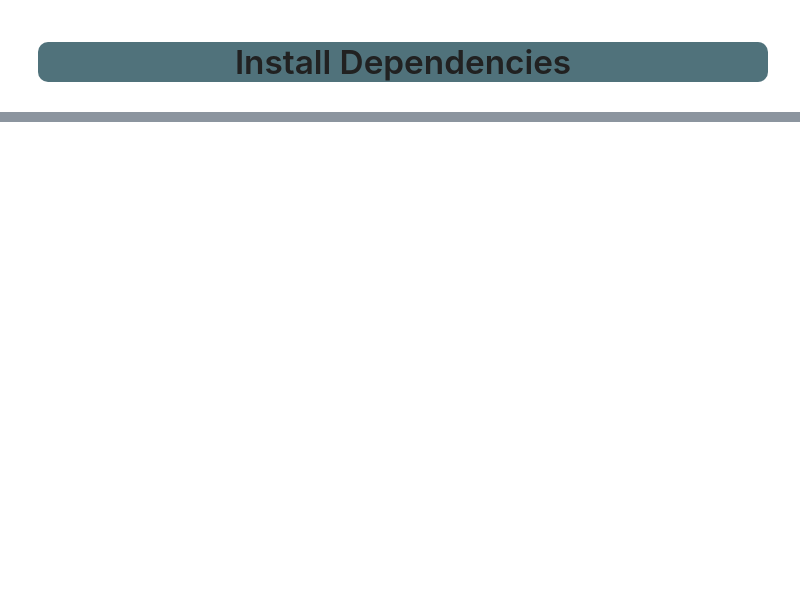
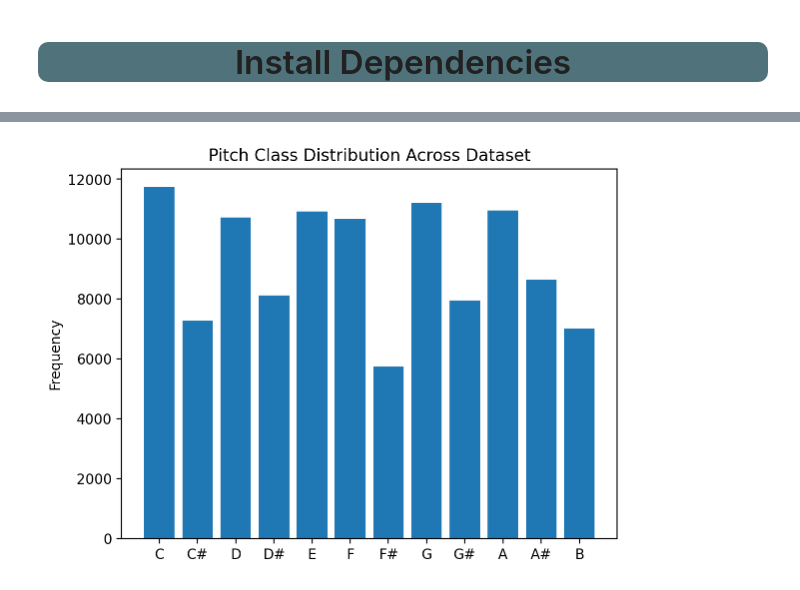
Before and after one commit to sperezg6/Tesina, a Jupyter notebook: Code/modelado_generacion_musical.ipynb, the cells around one changed output, grey strips where cells are left out. Cells and saved outputs as stored; diff of their text form; code cells hidden in the pictures; blank space fills up the shorter version.

```diff
--- a/Code/modelado_generacion_musical.ipynb
+++ b/Code/modelado_generacion_musical.ipynb
@@ -11,0 +370,17 @@
+# %%
+# Aggregate pitch class distributions from all files
+total_pitch_classes = [0] * 12
+for pc in midi_data['pitch_classes']:
+    for i in range(12):
+        total_pitch_classes[i] += pc[i]
+
+# Plotting
+fig, ax = plt.subplots()
+ax.bar(range(12), total_pitch_classes)
+ax.set_xticks(range(12))
+ax.set_xticklabels(['C', 'C#', 'D', 'D#', 'E', 'F', 'F#', 'G', 'G#', 'A', 'A#', 'B'])
+ax.set_title('Pitch Class Distribution Across Dataset')
+ax.set_ylabel('Frequency')
+plt.show()
+# %% [output]
+[figure, added]
```
Also changed, not shown: parts of 27 cells of this notebook, 54 other files.
